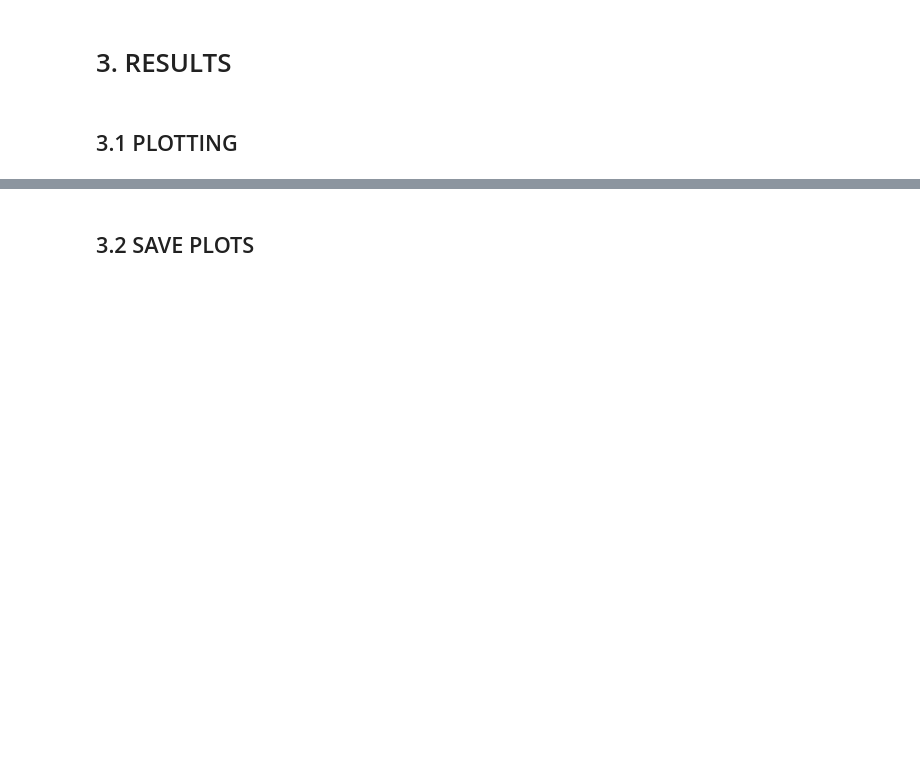
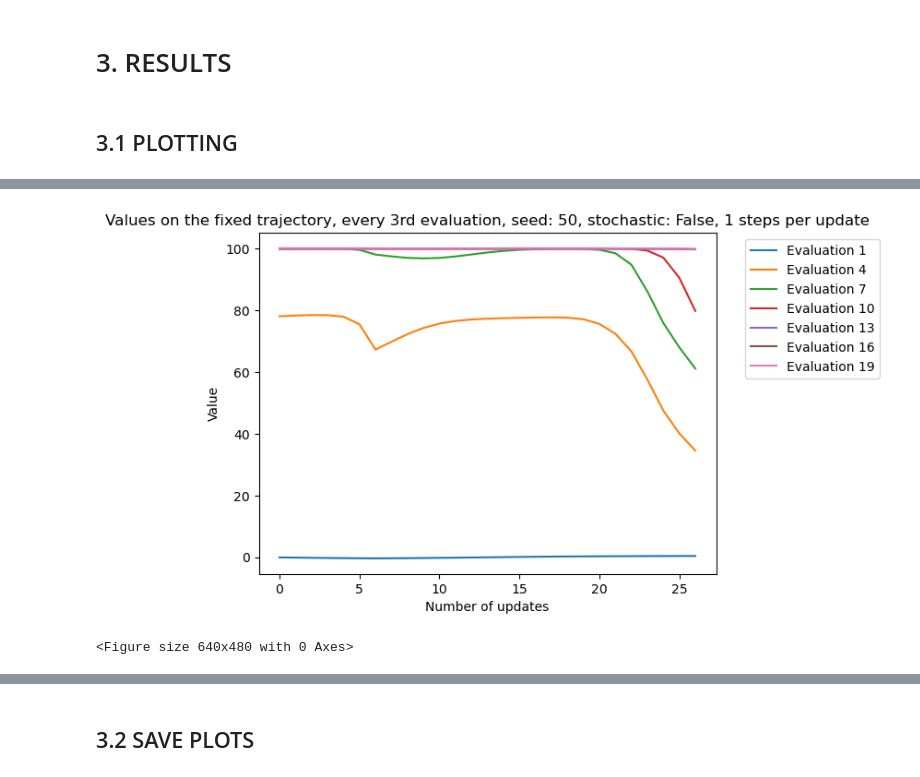
Before and after one commit to AlexisCogne/ANN_project, a Jupyter notebook: main_discrete.ipynb, the cells around one changed output, grey strips where cells are left out. Drawn from its saved outputs; the diff is of its cells as text; code cells hidden in the pictures; blank space fills up the shorter version.

```diff
--- a/main_discrete.ipynb
+++ b/main_discrete.ipynb
@@ -252,0 +316,16 @@ plt.show()
+# %%
+values = np.array(values)
+values = np.squeeze(values)
+
+for i in range(0, values.shape[0], 3):
+    plt.plot(values[i], label=f"Evaluation {i+1}")
+
+plt.title(f'Values on the fixed trajectory, every 3rd evaluation, seed: {seed_value}, stochastic: {stochasticity_bool}, {n_steps_per_update} steps per update')
+plt.xlabel('Number of updates')
+plt.ylabel('Value')
+plt.legend(bbox_to_anchor=(1.05, 1), loc='upper left')
+plt.show()
+plt.savefig(f'figures/{n_steps_per_update}setps_step_stoch_seed{seed_value}.png', bbox_inches='tight')
+# %% [output]
+[figure, added]
+<Figure size 640x480 with 0 Axes>
```
Also changed, not shown: parts of 10 cells of this notebook, 2 other files.
